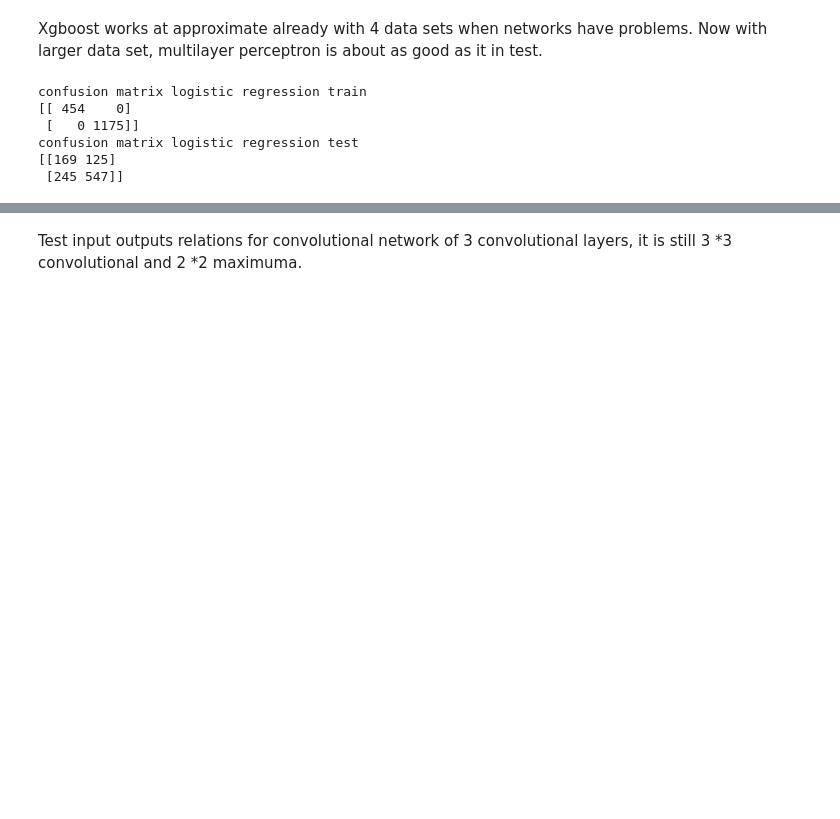
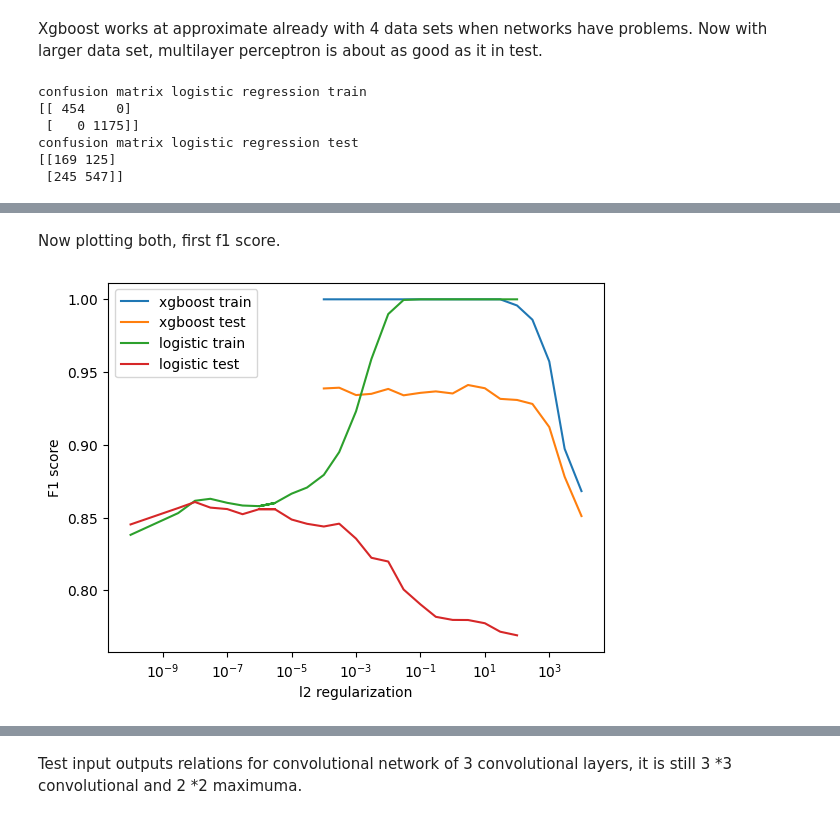
Before and after one commit to tkfritz/astro_images, a Jupyter notebook: galaxy_type_fit1.ipynb, the cells around one changed output, grey strips where cells are left out. Saved outputs shown, nothing was run; the diff lists cells and outputs as text; code cells hidden in the pictures; blank space fills up the shorter version.

Commit message:
Trying different multi peceptron layern, but also smaller seem to have the same problem. Also exploring xgboost and logistic regularization

```diff
--- a/galaxy_type_fit1.ipynb
+++ b/galaxy_type_fit1.ipynb
@@ -444,0 +576,4 @@ Logistic works less good as xgboost and does not iprove much with more data.
+# %%
+regs=[0.0001,0.0003,0.001,0.003,0.01,0.03,0.1,0.3,1,3,10,30,100,300,1000,3000,10000]
+stats_xgb=loop_xgboost(feature_train,target_train,feature_test,target_test,regs)
+print(stats_xgb.T)
@@ -444,0 +598,16 @@ Logistic works less good as xgboost and does not iprove much with more data.
+# %%
+def loop_logistic(feature_train,target_train,feature_test,target_test,regs):
+    stats=np.zeros((5,len(regs)))
+    for i in range(len(regs)):
+        print(f"doing l2 regularization {regs[i]}") #does not always converge but are cases which are certainly not useful ones
+        xc1=LogisticRegression(max_iter=10000,penalty='l2',C=regs[i]).fit(feature_train,target_train)
+        train_pred=xc1.predict(feature_train)
+        test_pred=xc1.predict(feature_test)
+        train_pred_prob=xc1.predict_proba(feature_train)
+        test_pred_prob=xc1.predict_proba(feature_test)
+        stats[0,i]=regs[i]
+        stats[1,i]=f1_score(target_train,train_pred)
+        stats[2,i]=f1_score(target_test,test_pred)
+        stats[3,i]=log_loss(target_train,train_pred_prob)
+        stats[4,i]=log_loss(target_test,test_pred_prob)
+    return stats
@@ -444,0 +619,5 @@ Logistic works less good as xgboost and does not iprove much with more data.
+# %%
+#could still add more on start but best now included
+regs=[0.0000000001,0.000000003,0.00000001,0.00000003,0.0000001,0.0000003,0.000001,0.000003,0.000001,0.000003,0.00001,0.00003,0.0001,0.0003,0.001,0.003,0.01,0.03,0.1,0.3,1,3,10,30,100]
+stats_log=loop_logistic(feature_train,target_train,feature_test,target_test,regs)
+print(np.round(stats_log.T,5))
@@ -444,0 +690,14 @@ Logistic works less good as xgboost and does not iprove much with more data.
+# %% [markdown]
+Now plotting both, first f1 score.
+# %%
+plt.plot(stats_xgb[0],stats_xgb[1],label='xgboost train')
+plt.plot(stats_xgb[0],stats_xgb[2],label='xgboost test')
+plt.plot(stats_log[0],stats_log[1],label='logistic train')
+plt.plot(stats_log[0],stats_log[2],label='logistic test')
+plt.legend(loc="best")
+#plt.title('Loss vs Epochs')
+plt.xlabel('l2 regularization')
+plt.ylabel('F1 score')
+plt.xscale("log")
+# %% [output]
+[figure, added]
```
Also changed, not shown: parts of 49 cells of this notebook.
